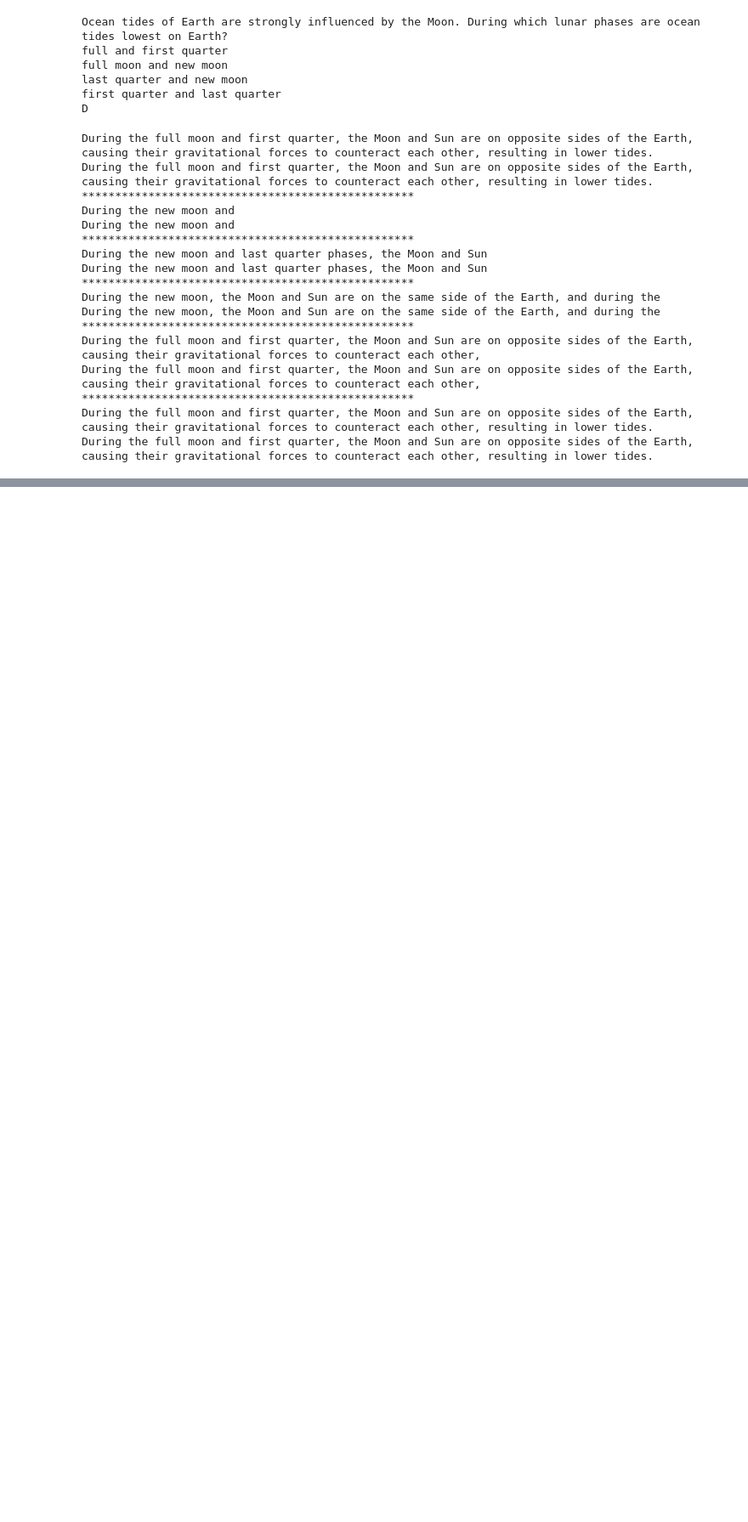
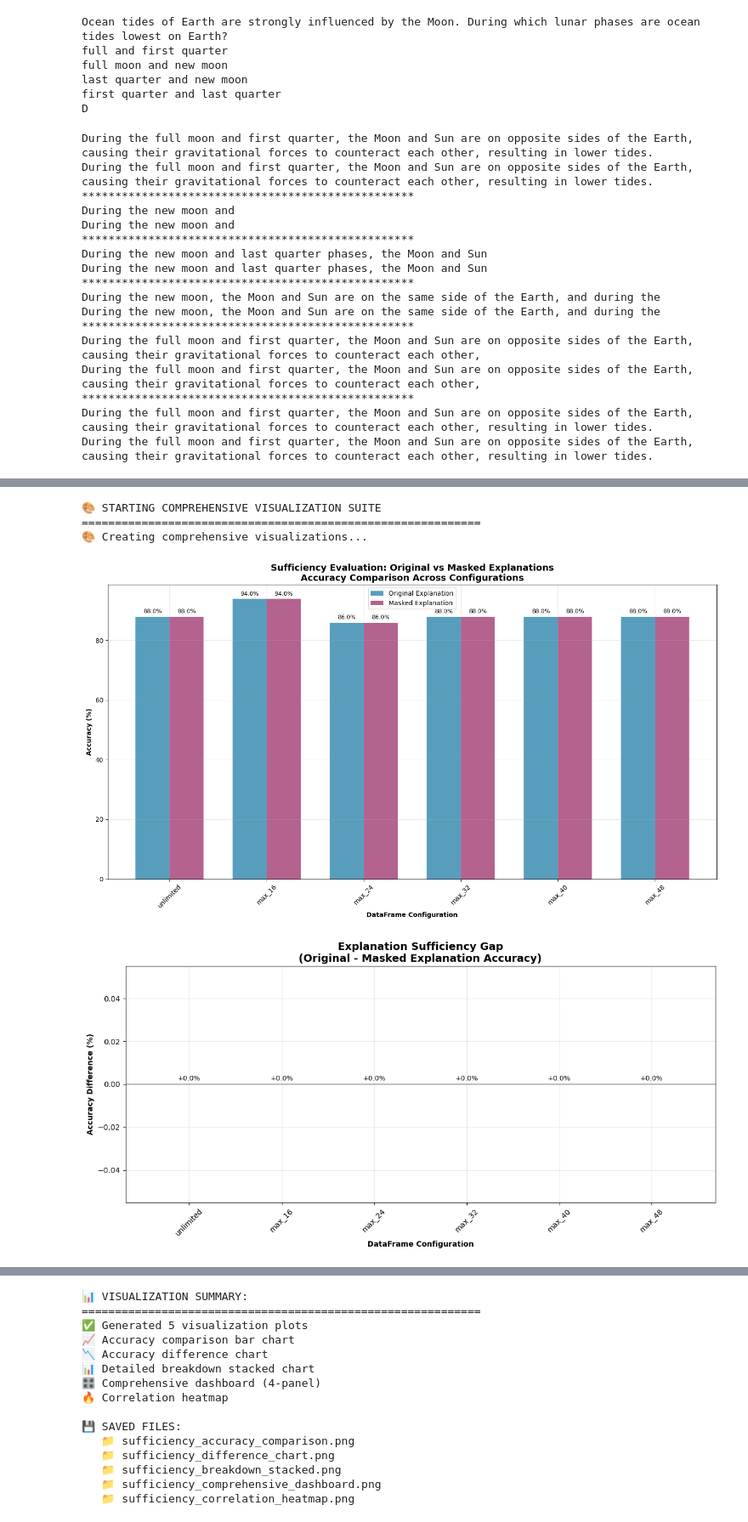
Before and after one commit to alizahedzadeh/LLM-Self-Explanation-IB-Bilingual, a Jupyter notebook: implementation/Information_bottleneck/notebook/arc_challenge.ipynb, the cells around one changed output, grey strips where cells are left out. Shown at 85% size. Drawn from its saved outputs; the diff is of its cells as text; code cells hidden in the pictures; blank space fills up the shorter version.

```diff
--- a/implementation/Information_bottleneck/notebook/arc_challenge.ipynb
+++ b/implementation/Information_bottleneck/notebook/arc_challenge.ipynb
@@ -1304,7 +1304,7 @@ def get_sufficiency_logprob_masked(row):
             logprobs=True,
             top_logprobs=4,
         )
-        time.sleep(3)
+        time.sleep(5)
 
         top_tokens = response.choices[0].logprobs.content[0].top_logprobs
         logging.info(top_tokens)
@@ -1570,0 +3124,16 @@ During the full moon and first quarter, the Moon and Sun are on opposite sides o
+# %%
+# Assuming you have your 6 fixed DataFrames
+all_dataframes = {
+    'unlimited': result_df_processed,
+    'max_16': result_df_16_processed,
+    'max_24': result_df_24_processed,
+    'max_32': result_df_32_processed,
+    'max_40': result_df_40_processed,
+    'max_48': result_df_48_processed
+}
+
+# Create masked_explanation columns for all DataFrames
+dataframes_with_masks = create_masked_explanations_for_all(all_dataframes)
+
+# Verify the columns were created correctly
+verify_masked_explanations(dataframes_with_masks)
@@ -1570,0 +3158,7 @@ During the full moon and first quarter, the Moon and Sun are on opposite sides o
+# %%
+result_df_processed = dataframes_with_masks['unlimited']
+result_df_processed_16 = dataframes_with_masks['max_16']
+result_df_processed_24 = dataframes_with_masks['max_24']
+result_df_processed_32 = dataframes_with_masks['max_32']
+result_df_processed_40 = dataframes_with_masks['max_40']
+result_df_processed_48 = dataframes_with_masks['max_48']
@@ -1570,0 +3612,16 @@ During the full moon and first quarter, the Moon and Sun are on opposite sides o
+# %%
+# Set up your DataFrames
+your_dataframes = {
+    'unlimited': result_df_processed,
+    'max_16': result_df_processed_16,
+    'max_24': result_df_processed_24,
+    'max_32': result_df_processed_32,
+    'max_40': result_df_processed_40,
+    'max_48': result_df_processed_48
+}
+
+# For testing with small sample first (recommended)
+#evaluated_dfs, summary = evaluate_all_dataframes_sufficiency(your_dataframes, sample_size=5)
+
+# Or for full evaluation (will take much longer)
+evaluated_dfs, summary = evaluate_all_dataframes_sufficiency(your_dataframes)
@@ -1570,0 +4104,8 @@ During the full moon and first quarter, the Moon and Sun are on opposite sides o
+# %%
+run_visualization_suite(evaluated_dfs, summary)
+# %% [output]
+🎨 STARTING COMPREHENSIVE VISUALIZATION SUITE
+============================================================
+🎨 Creating comprehensive visualizations...
+[figure, added]
+[figure, added]
@@ -1570,0 +4115,15 @@ During the full moon and first quarter, the Moon and Sun are on opposite sides o
+📊 VISUALIZATION SUMMARY:
+============================================================
+✅ Generated 5 visualization plots
+📈 Accuracy comparison bar chart
+📉 Accuracy difference chart
+📊 Detailed breakdown stacked chart
+🎛️ Comprehensive dashboard (4-panel)
+🔥 Correlation heatmap
+
+💾 SAVED FILES:
+   📁 sufficiency_accuracy_comparison.png
+   📁 sufficiency_difference_chart.png
+   📁 sufficiency_breakdown_stacked.png
+   📁 sufficiency_comprehensive_dashboard.png
+   📁 sufficiency_correlation_heatmap.png
```
Also changed, not shown: parts of 22 cells of this notebook, 45 other files.
